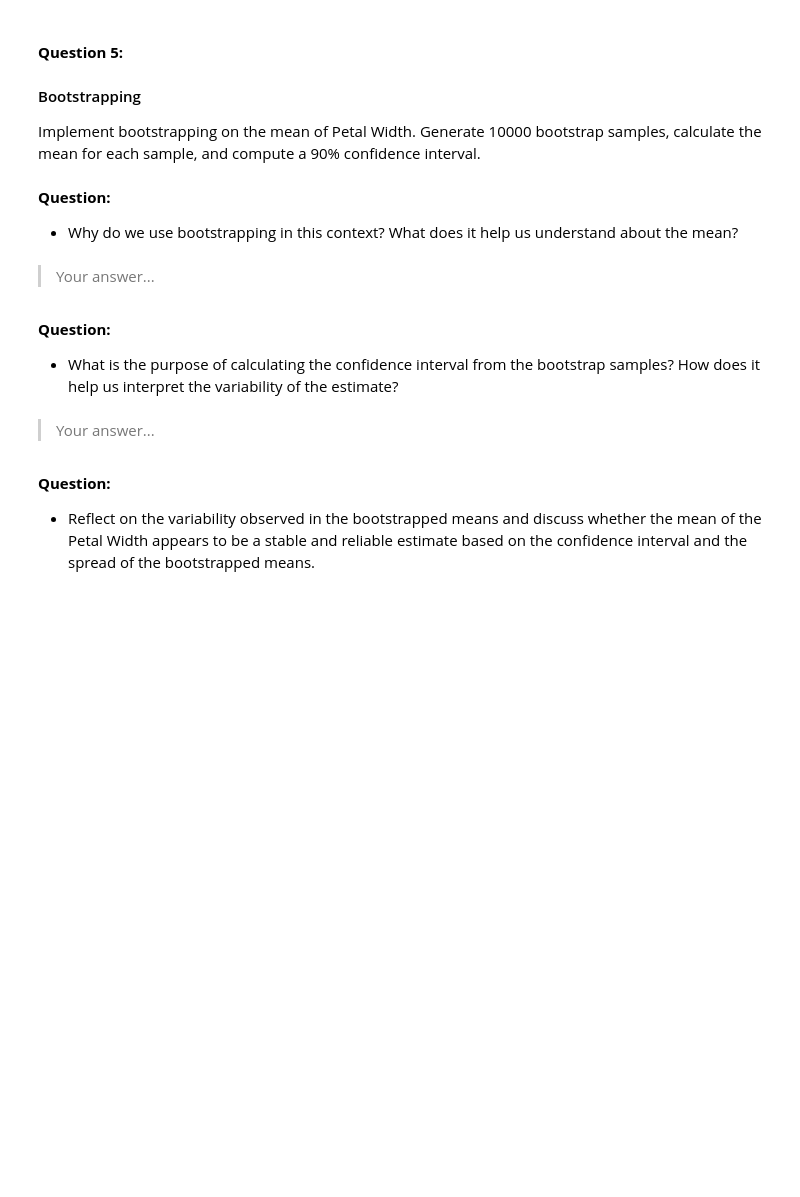
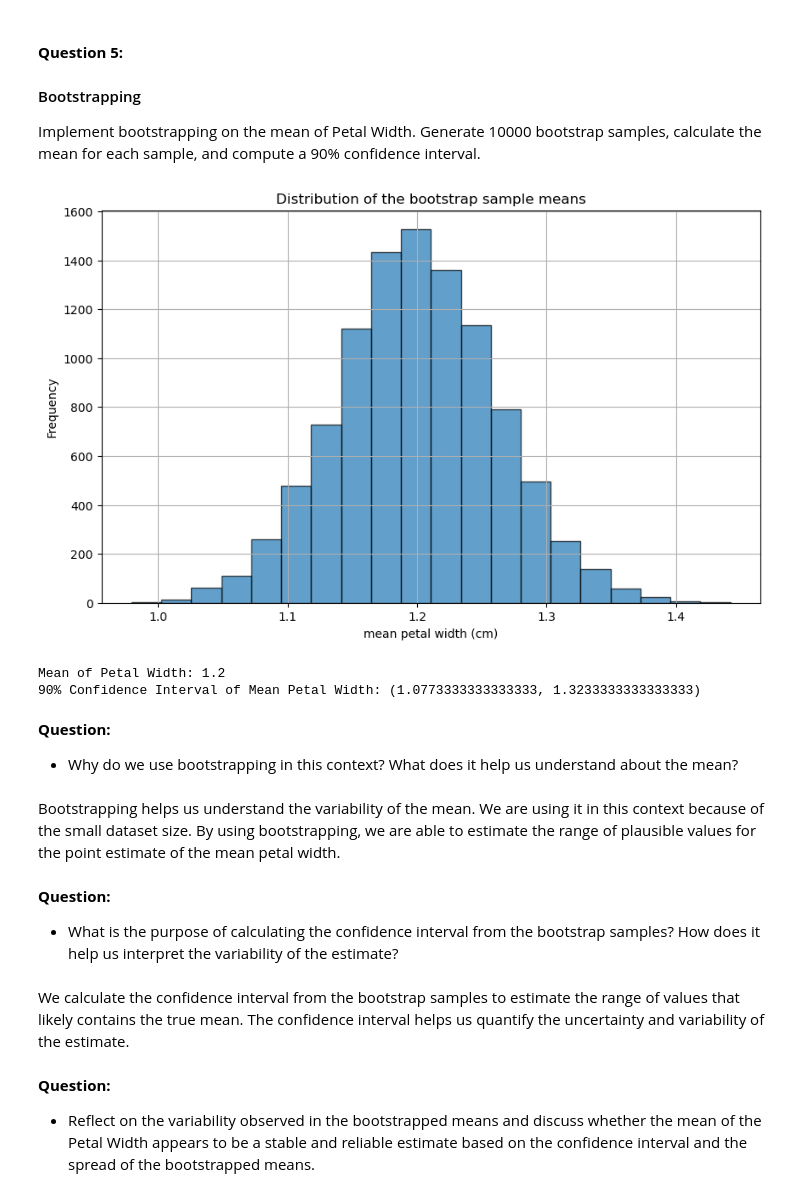
Before and after one commit to dnysius/LCR, a Jupyter notebook: 02_activities/assignments/assignment_3.ipynb, the cells around one changed output. Cells and saved outputs as stored; diff of their text form; code cells hidden in the pictures; blank space fills up the shorter version.

Commit message:
draft of all answers

```diff
--- a/02_activities/assignments/assignment_3.ipynb
+++ b/02_activities/assignments/assignment_3.ipynb
@@ -185,27 +185,55 @@ We can use *Within-Cluster Sum of Squared Distances (WSSD)* formula and the elbo
 Implement bootstrapping on the mean of Petal Width. Generate 10000 bootstrap samples, calculate the mean for each sample, and compute a 90% confidence interval.
 # %%
 # Your answer here...
+np.random.seed(123)  # Set random seed
 
-mean_petal_width = 🤷‍♂️
+# Initialize an empty list to store the bootstrap samples
+bootstrap_samples = []
 
-np.random.seed(123)
+for i in range(10000):
+    sample = iris_df.sample(frac = 1, replace=True)
+    sample = sample.assign(replicate=i)
+    bootstrap_samples.append(sample)
 
-lower_bound = 🤷‍♂️
-upper_bound = 🤷‍♂️
+
+boot = pd.concat(bootstrap_samples)
+
+boot_means = boot.groupby('replicate')['petal width (cm)'].mean().reset_index(name='mean_petal_width')
+
+# Plot the histogram of the bootstrap distribution
+plt.figure(figsize=(10, 6))
+plt.hist(boot_means['mean_petal_width'], bins=20, edgecolor='black', alpha=0.7)
+
+# Add titles and labels
+plt.title('Distribution of the bootstrap sample means')
+plt.xlabel('mean petal width (cm)')
+plt.ylabel('Frequency')
+
+# Show the plot
+plt.grid(True)
+plt.show()
+
+mean_petal_width = round(boot_means['mean_petal_width'].mean(), 3)
+
+lower_bound, upper_bound = boot_means["mean_petal_width"].quantile([0.025, 0.975])
 
 # Display the result
 print(f"Mean of Petal Width: {mean_petal_width}")
 print(f"90% Confidence Interval of Mean Petal Width: ({lower_bound}, {upper_bound})")
+# %% [output]
+[figure, added]
+Mean of Petal Width: 1.2
+90% Confidence Interval of Mean Petal Width: (1.0773333333333333, 1.3233333333333333)
 # %% [markdown]
 **Question:**
 - Why do we use bootstrapping in this context? What does it help us understand about the mean?
 # %% [markdown]
->  Your answer...
+Bootstrapping helps us understand the variability of the mean. We are using it in this context because of the small dataset size. By using bootstrapping, we are able to estimate the range of plausible values for the point estimate of the mean petal width.
 # %% [markdown]
 **Question:**
 - What is the purpose of calculating the confidence interval from the bootstrap samples? How does it help us interpret the variability of the estimate?
 # %% [markdown]
-> Your answer...
+We calculate the confidence interval from the bootstrap samples to estimate the range of values that likely contains the true mean. The confidence interval helps us quantify the uncertainty and variability of the estimate.
 # %% [markdown]
 **Question:**
 
```
Also changed, not shown: parts of 1 cell of this notebook.
